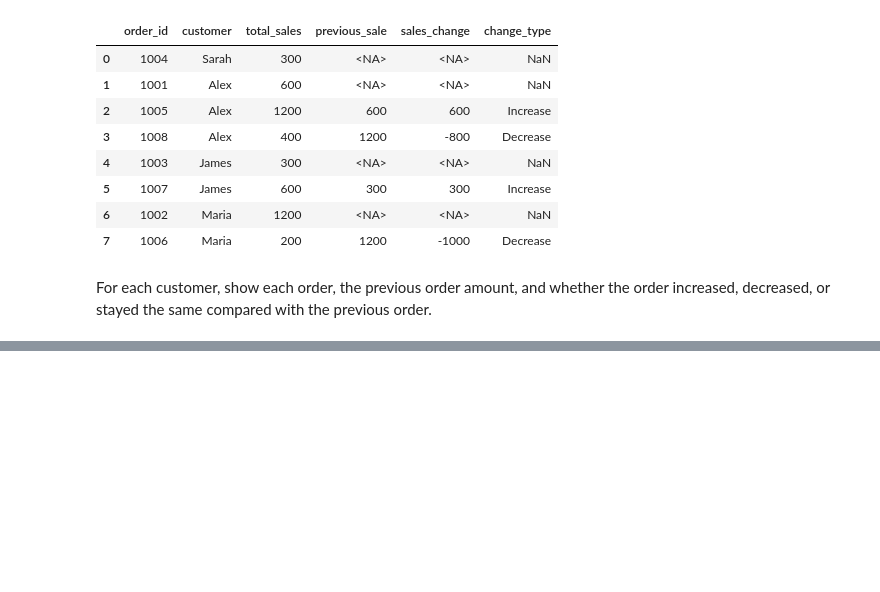
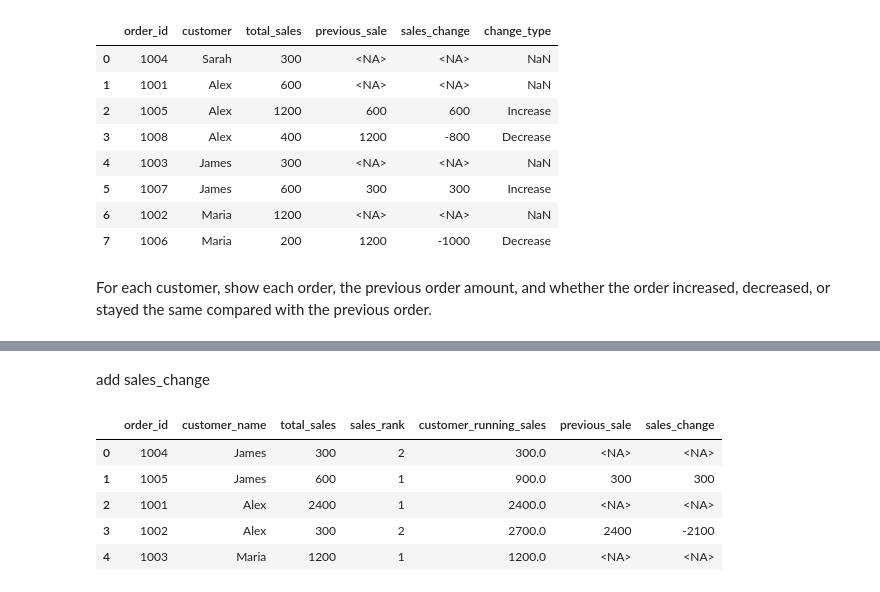
Before and after one commit to Gibbsu/30_day_ds_de, a Jupyter notebook: notebooks/day_03_window_functions.ipynb, the cells around one changed output, grey strips where cells are left out. Drawn from its saved outputs; the diff is of its cells as text; code cells hidden in the pictures; blank space fills up the shorter version.

```diff
--- a/notebooks/day_03_window_functions.ipynb
+++ b/notebooks/day_03_window_functions.ipynb
@@ -429,0 +516,44 @@ display(result)
+# %% [markdown]
+add sales_change
+# %%
+query = """
+WITH customer_metrics AS(
+    SELECT
+        order_id,
+        customer_name,
+        total_sales,
+        ROW_NUMBER() OVER(
+            PARTITION BY customer_name
+            ORDER BY total_sales DESC)
+        AS sales_rank,
+        SUM(total_sales) OVER(
+            PARTITION BY customer_name
+            ORDER BY order_id)
+        AS customer_running_sales,
+        LAG(total_sales) OVER(
+            PARTITION BY customer_name
+            ORDER BY order_id)
+        AS previous_sale
+    FROM project_sales
+)
+
+SELECT
+    order_id,
+    customer_name,
+    total_sales,
+    sales_rank,
+    customer_running_sales,
+    previous_sale,
+    total_sales - previous_sale AS sales_change
+FROM customer_metrics
+"""
+
+result = duckdb.sql(query).df()
+display(result)
+# %% [output]
+|  | order_id | customer_name | total_sales | sales_rank | customer_running_sales | previous_sale | sales_change |
+| 0 | 1004 | James | 300 | 2 | 300.0 | <NA> | <NA> |
+| 1 | 1005 | James | 600 | 1 | 900.0 | 300 | 300 |
+| 2 | 1001 | Alex | 2400 | 1 | 2400.0 | <NA> | <NA> |
+| 3 | 1002 | Alex | 300 | 2 | 2700.0 | 2400 | -2100 |
+| 4 | 1003 | Maria | 1200 | 1 | 1200.0 | <NA> | <NA> |
```
Also changed, not shown: parts of 9 cells of this notebook, 2 other files.
